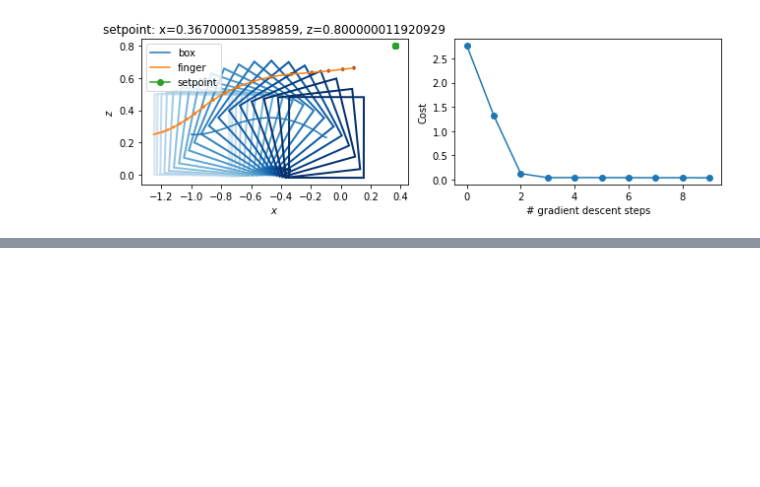
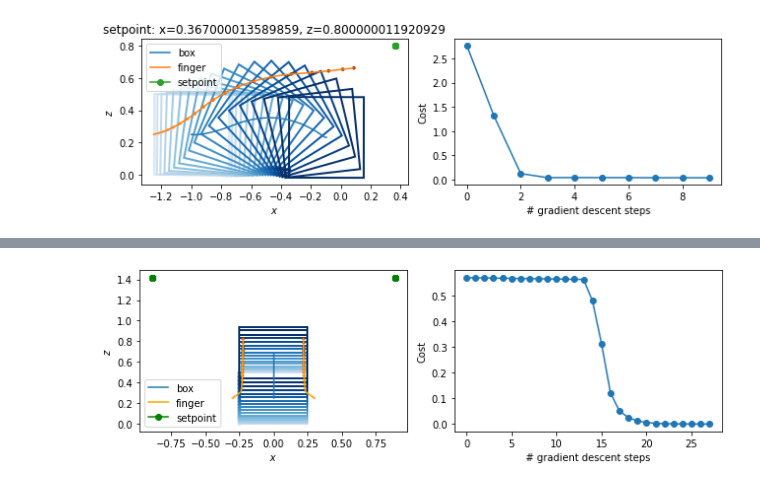
Before and after one commit to MIT-REALM/architect_rss_22, a Jupyter notebook: prototyping/manipulation.ipynb, the cells around one changed output, grey strips where cells are left out. Saved outputs shown, nothing was run; the diff lists cells and outputs as text; code cells hidden in the pictures; blank space fills up the shorter version.

```diff
--- a/prototyping/manipulation.ipynb
+++ b/prototyping/manipulation.ipynb
@@ -1233,0 +1262,88 @@ axs[0].set_aspect("equal")
+# %%
+# NOTE: This initialization will just make contact with the box.
+waypoints_0 = jnp.array([-0.05, 0.25, 0.05, 0.25])
+waypoints = waypoints_0.clone()
+
+# Set up some details for a gradient-descent-based optimization
+n_gd_steps = 100
+learning_rate = 1e0
+
+# Get the grad function
+cost_grad_fn = jax.value_and_grad(box_grasp_cost)
+
+# Set up some variables we'll reuse for simulations
+bs_initial = jnp.array([0.0, 0.25, 0.0, 0.0, 0.0, 0.0])
+fs1_initial = jnp.array([-0.3, 0.25, 0.0, 0.0])
+fs2_initial = jnp.array([0.3, 0.25, 0.0, 0.0])
+finger_k = 25
+n_sim_steps = 200
+fs1_desired_trace = jnp.zeros((N_steps, 2))
+fs2_desired_trace = jnp.zeros((N_steps, 2))
+
+# Run gradient descent
+costs = []
+waypoint_trace = []
+prog_bar = range(n_gd_steps)
+fig, axs = plt.subplots(1, 2, figsize=(9, 4))
+try:
+    for i in prog_bar:
+        # Get the cost and gradient
+        cost, cost_grad = cost_grad_fn(waypoints)
+
+        # Save the cost and velocity
+        costs.append(cost)
+        waypoint_trace.append(waypoints)
+
+        # Plot performance
+        fs1_desired_trace = jnp.zeros((N_steps, 2))
+        fs1_desired_trace = fs1_desired_trace.at[:, 0].add(waypoints[0])
+        fs1_desired_trace = fs1_desired_trace.at[:, 1].add(waypoints[1])
+        fs2_desired_trace = jnp.zeros((N_steps, 2))
+        fs2_desired_trace = fs2_desired_trace.at[:, 0].add(waypoints[2])
+        fs2_desired_trace = fs2_desired_trace.at[:, 1].add(waypoints[3])
+        bs_trace, fs1_trace, fs2_trace = box_two_finger_simulate(
+            bs_initial,
+            fs1_initial,
+            fs1_desired_trace,
+            fs2_initial,
+            fs2_desired_trace,
+            finger_k,
+            n_sim_steps,
+        )
+        plt.close(fig)
+        fig, axs = plt.subplots(1, 2, figsize=(9, 3))
+
+        # Plot the center of mass trajectory
+        axs[0].plot(bs_trace[:, 0], bs_trace[:, 1], label="box")
+        axs[0].plot(fs1_trace[:, 0], fs1_trace[:, 1], color="orange", label="finger")
+        axs[0].plot(fs2_trace[:, 0], fs2_trace[:, 1], color="orange")
+        axs[0].plot(fs1_desired_trace[:, 0], fs1_desired_trace[:, 1], "-o", color="green", label="setpoint")
+        axs[0].plot(fs2_desired_trace[:, 0], fs2_desired_trace[:, 1], "-o", color="green")
+        axs[0].legend()
+
+        # Plot the box over time
+        n_steps_to_show = 20
+        i_to_show = jnp.linspace(0, n_sim_steps, n_steps_to_show, dtype=int)
+        alphas = jnp.linspace(0.0, 1.0, n_sim_steps)
+        box_side_length = 0.5
+        for i in i_to_show:
+            make_box_patches(bs_trace[i], alphas[i].item(), box_side_length, axs[0])
+            make_finger_patches(fs1_trace[i], alphas[i].item(), axs[0])
+            make_finger_patches(fs2_trace[i], alphas[i].item(), axs[0])
+
+        axs[0].set_xlabel(r"$x$")
+        axs[0].set_ylabel(r"$z$")
+
+        axs[1].plot(costs, "o-")
+        axs[1].set_xlabel("# gradient descent steps")
+        axs[1].set_ylabel("Cost")
+        fig.tight_layout()
+        display.display(plt.gcf())
+        display.clear_output(wait=True)
+
+        # Make the gradient descent step
+        waypoints = waypoints - learning_rate * cost_grad
+except KeyboardInterrupt:
+    pass
+# %% [output]
+[figure, added]
```
Also changed, not shown: parts of 13 cells of this notebook, 3 other files.
